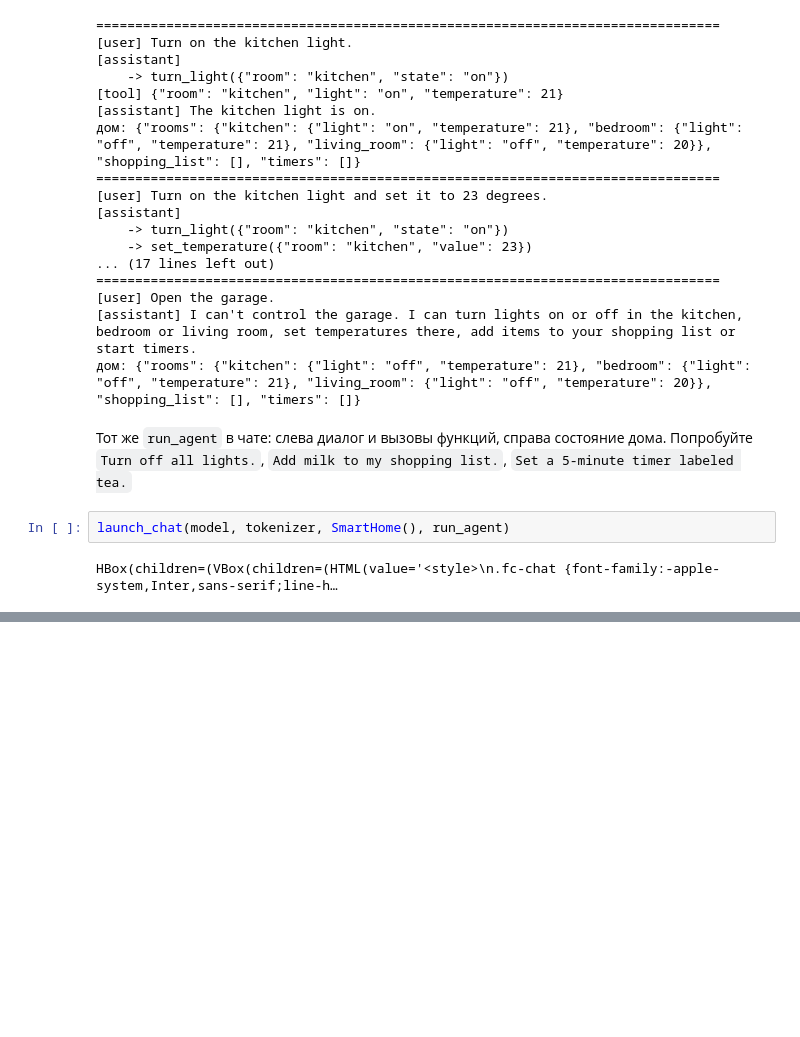
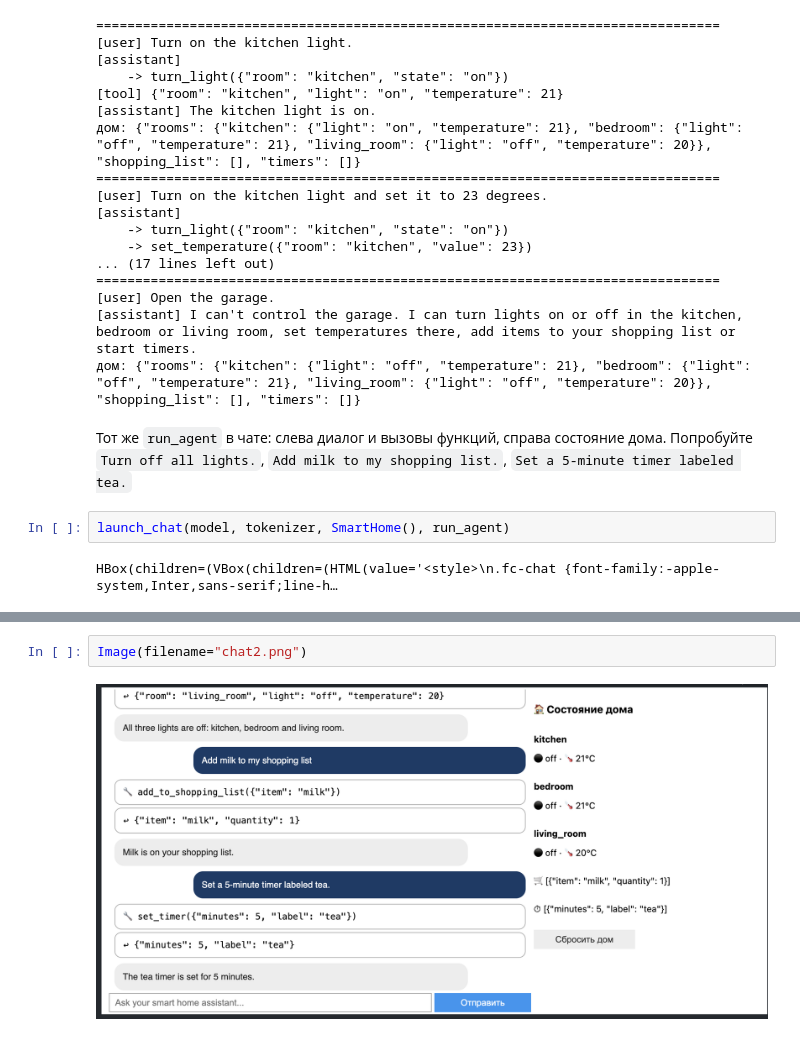
Before and after one commit to marulyanova/llm_advanced_hse, a Jupyter notebook: hw3_sft/sft_function_calling_hw_student.ipynb, the cells around one changed output, grey strips where cells are left out. Saved outputs shown, nothing was run; the diff lists cells and outputs as text; blank space fills up the shorter version.

```diff
--- a/hw3_sft/sft_function_calling_hw_student.ipynb
+++ b/hw3_sft/sft_function_calling_hw_student.ipynb
@@ -644,0 +647,4 @@ HBox(children=(VBox(children=(HTML(value='<style>\n.fc-chat {font-family:-apple-
+# %%
+Image(filename="chat2.png")
+# %% [output]
+[figure, added]
```
Also changed, not shown: parts of 3 cells of this notebook, 2 other files.
